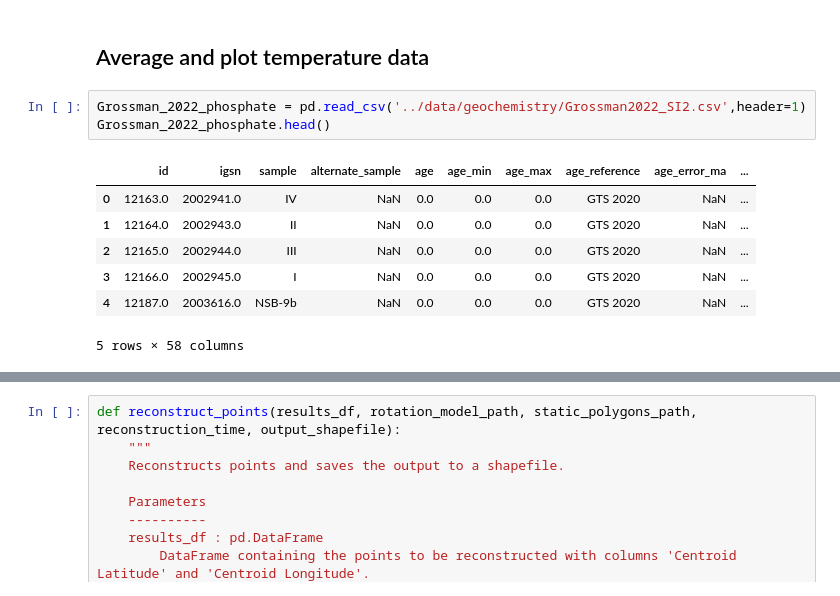
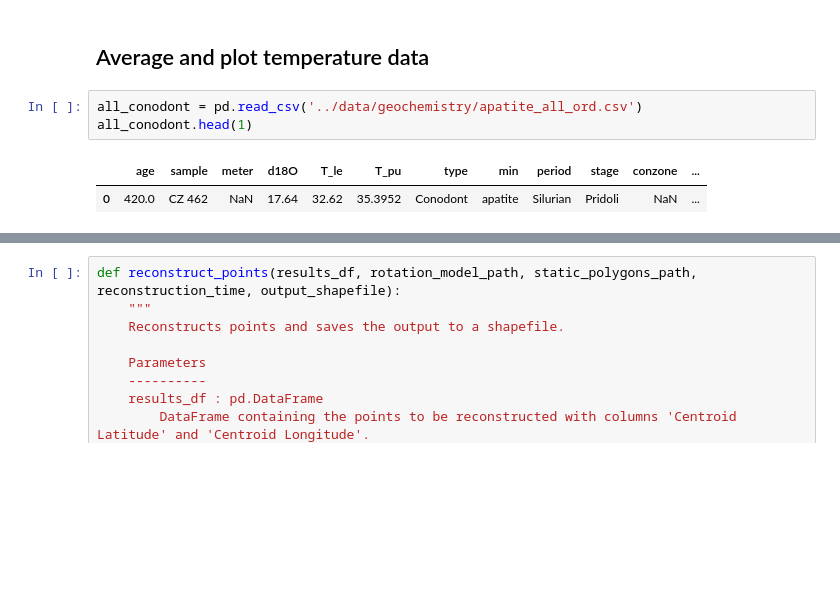
Before and after one commit to Swanson-Hysell-Group/2025_Ordovician_review, a Jupyter notebook: code/paleogeography_arcs_suture_temperatures.ipynb, the cells around one changed output, grey strips where cells are left out. Saved outputs shown, nothing was run; the diff lists cells and outputs as text; blank space fills up the shorter version.

```diff
--- a/code/paleogeography_arcs_suture_temperatures.ipynb
+++ b/code/paleogeography_arcs_suture_temperatures.ipynb
@@ -232,16 +232,11 @@ for t in range(490, 440, -10):
 # %% [markdown]
 ## Average and plot temperature data
 # %%
-Grossman_2022_phosphate = pd.read_csv('../data/geochemistry/Grossman2022_SI2.csv',header=1)
-Grossman_2022_phosphate.head()
+all_conodont = pd.read_csv('../data/geochemistry/apatite_all_ord.csv')
+all_conodont.head(1)
 # %% [output]
-|  | id | igsn | sample | alternate_sample | age | age_min | age_max | age_reference | age_error_ma | ... |
-| 0 | 12163.0 | 2002941.0 | IV | NaN | 0.0 | 0.0 | 0.0 | GTS 2020 | NaN | ... |
-| 1 | 12164.0 | 2002943.0 | II | NaN | 0.0 | 0.0 | 0.0 | GTS 2020 | NaN | ... |
-| 2 | 12165.0 | 2002944.0 | III | NaN | 0.0 | 0.0 | 0.0 | GTS 2020 | NaN | ... |
-| 3 | 12166.0 | 2002945.0 | I | NaN | 0.0 | 0.0 | 0.0 | GTS 2020 | NaN | ... |
-| 4 | 12187.0 | 2003616.0 | NSB-9b | NaN | 0.0 | 0.0 | 0.0 | GTS 2020 | NaN | ... |
+|  | age | sample | meter | d18O | T_le | T_pu | type | min | period | stage | conzone | ... |
+| 0 | 420.0 | CZ 462 | NaN | 17.64 | 32.62 | 35.3952 | Conodont | apatite | Silurian | Pridoli | NaN | ... |
-5 rows × 58 columns
 # %%
 def age_slice(dataframe,age_range_max,age_range_min):
     return dataframe[(dataframe['age']<age_range_max) & (dataframe['age']>=age_range_min)]
```
Also changed, not shown: parts of 13 cells of this notebook, 11 other files.
